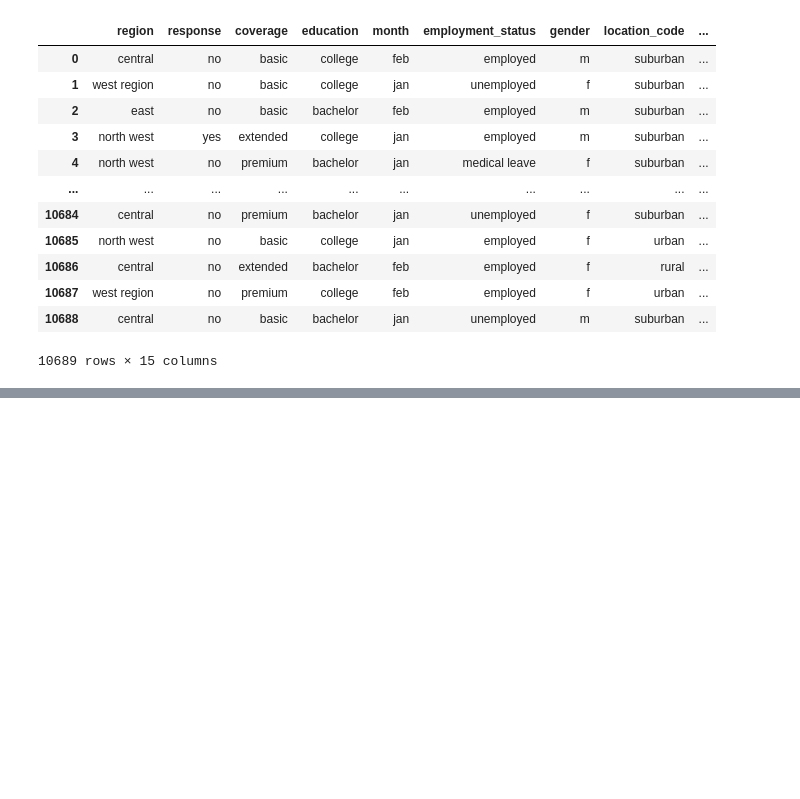
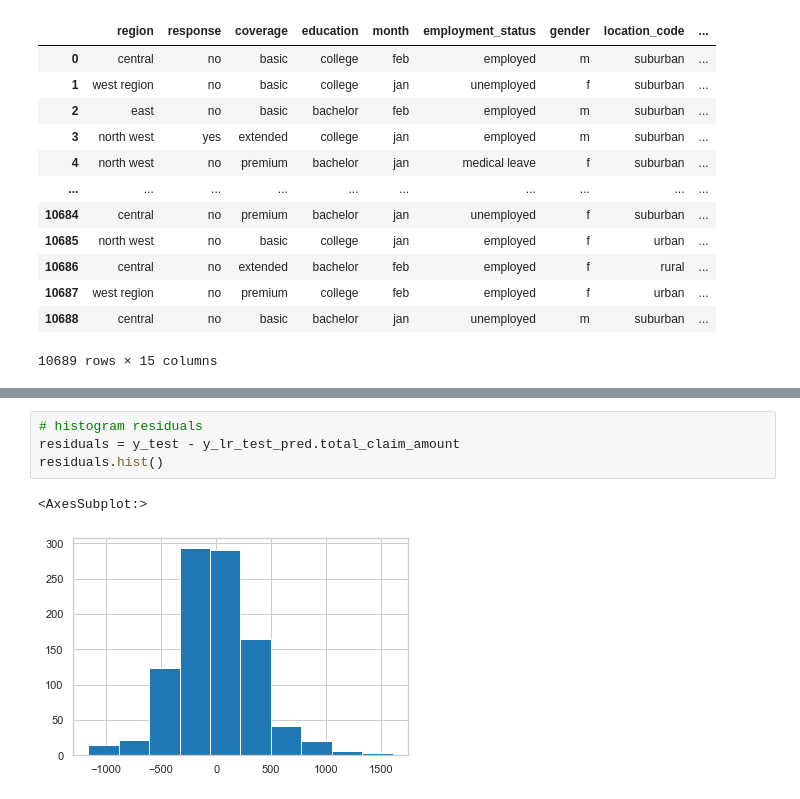
Before and after one commit to marsango16/IronEvans, a Jupyter notebook: WEEK4_Day3_Intro_To_Pandas_Healthcare For_All_Modeling.ipynb, the cells around one changed output, grey strips where cells are left out. Saved outputs shown, nothing was run; the diff lists cells and outputs as text; blank space fills up the shorter version.

```diff
--- a/WEEK4_Day3_Intro_To_Pandas_Healthcare For_All_Modeling.ipynb
+++ b/WEEK4_Day3_Intro_To_Pandas_Healthcare For_All_Modeling.ipynb
@@ -569,0 +757,7 @@ nominal
+# %%
+# histogram residuals
+residuals = y_test - y_lr_test_pred.total_claim_amount
+residuals.hist()
+# %% [output]
+<AxesSubplot:>
+[figure, added]
```
Also changed, not shown: parts of 25 cells of this notebook.
